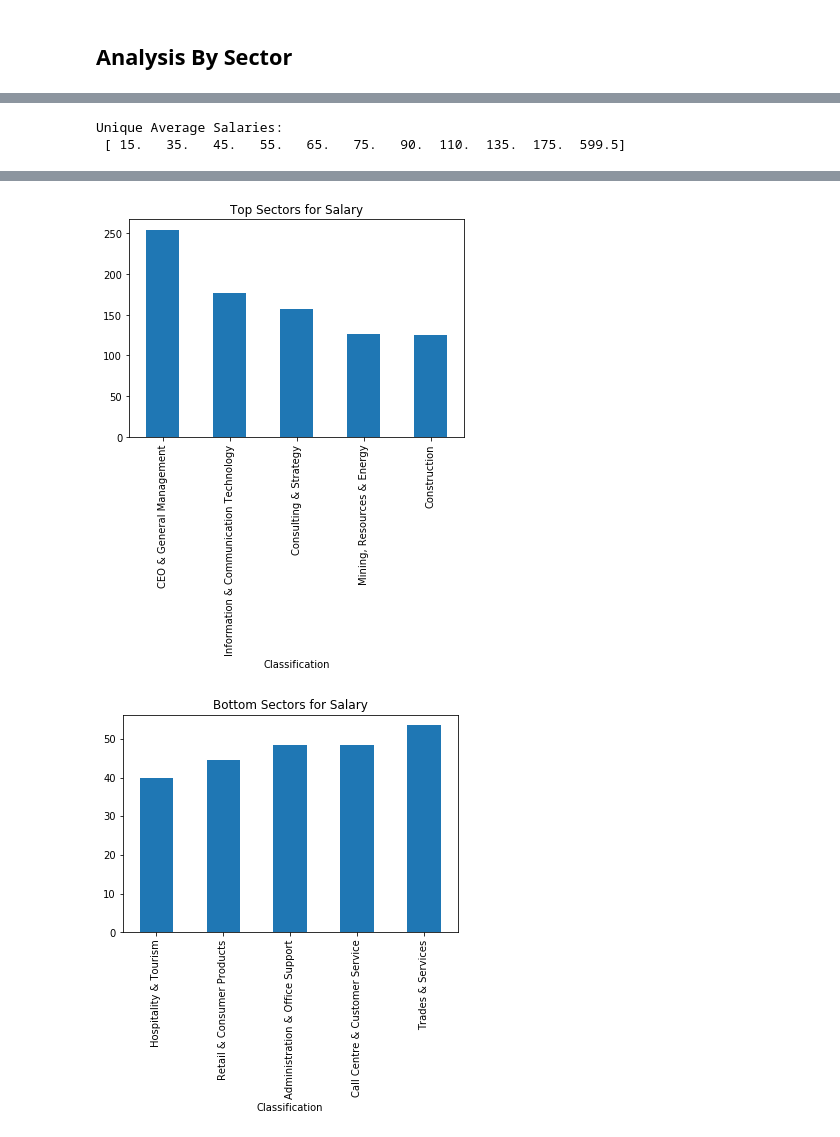
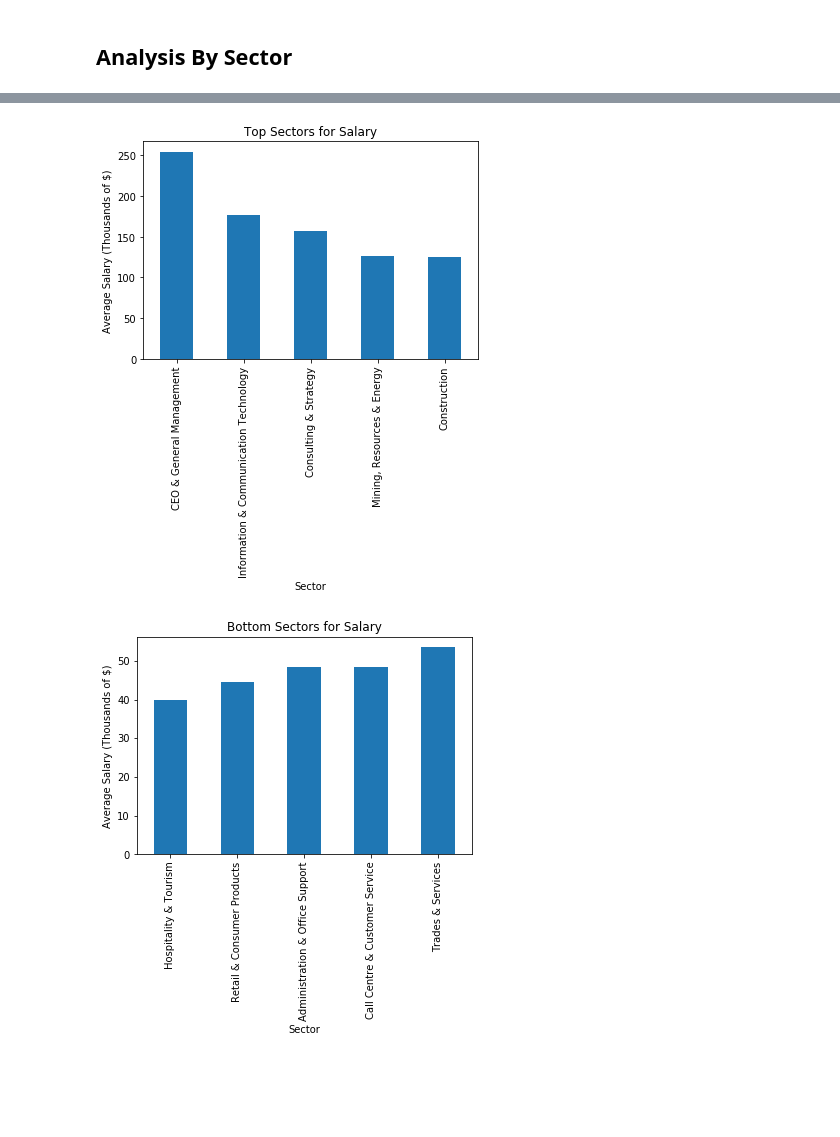
Before and after one commit to RyanWillie/Big-Data-Assignment, a Jupyter notebook: Notebook.ipynb, the cells around one changed output, grey strips where cells are left out. Drawn from its saved outputs; the diff is of its cells as text; code cells hidden in the pictures; blank space fills up the shorter version.

```diff
--- a/Notebook.ipynb
+++ b/Notebook.ipynb
@@ -279,11 +283,6 @@ plt.show()
-# %%
-print("Unique Average Salaries:\n", df['AverageSalary'].unique())
-# %% [output]
-Unique Average Salaries:
- [ 15.   35.   45.   55.   65.   75.   90.  110.  135.  175.  599.5]
 # %%
-SectorSalaries = df[['Classification', 'AverageSalary']].groupby('Classification')['AverageSalary'].mean().sort_values()
-SectorSalaries
+SectorSalaries = df[['Classification', 'AverageSalary']].groupby('Classification')['AverageSalary']
+SectorSalaries.mean().sort_values()
 # %% [output]
 Classification
 Hospitality & Tourism                      39.959151
@@ -303,10 +302,14 @@ Information & Communication Technology    176.919608
 CEO & General Management                  254.665335
 Name: AverageSalary, dtype: float64
 # %%
-SectorSalaries[-1:-6:-1].plot(kind='bar', title="Top Sectors for Salary")
+SectorSalaries.mean().sort_values().nlargest(5).plot(kind='bar', title="Top Sectors for Salary")
+plt.ylabel("Average Salary (Thousands of $)")
+plt.xlabel("Sector")
 plt.show()
-SectorSalaries[0:5].plot(kind='bar', title="Bottom Sectors for Salary")
+SectorSalaries.mean().sort_values().nsmallest(5).plot(kind='bar', title="Bottom Sectors for Salary")
+plt.ylabel("Average Salary (Thousands of $)")
+plt.xlabel("Sector")
 plt.show()
 # %% [output]
-[figure, old version]
+[figure, new version]
-[figure, old version]
+[figure, new version]
```
Also changed, not shown: parts of 7 cells of this notebook.
